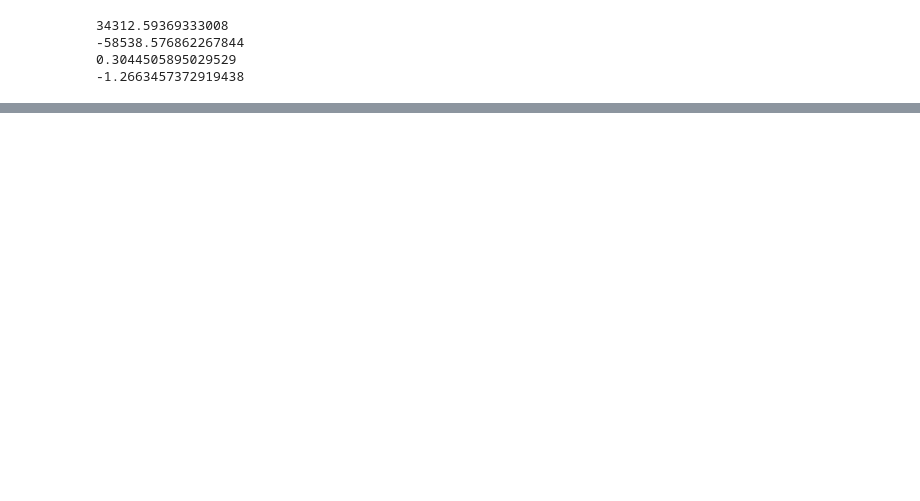
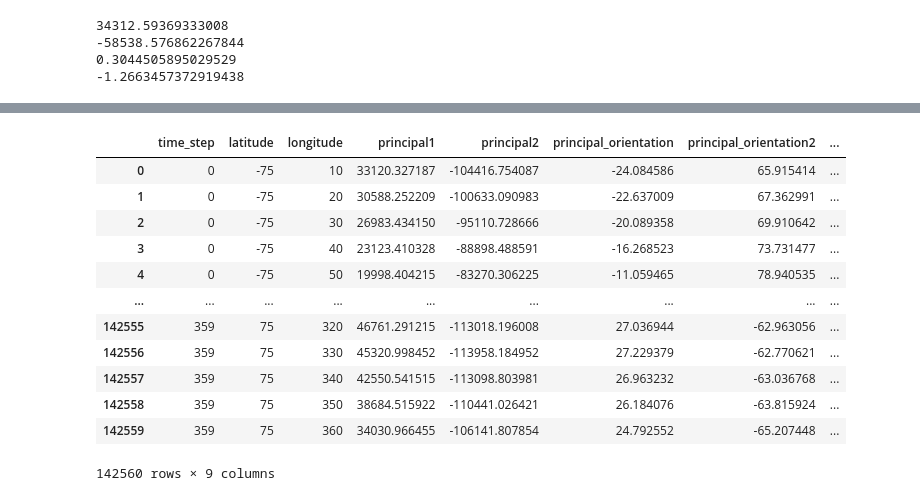
Before and after one commit to ssajous/europa-cycloids, a Jupyter notebook: src/Sample.ipynb, the cells around one changed output, grey strips where cells are left out. Cells and saved outputs as stored; diff of their text form; code cells hidden in the pictures; blank space fills up the shorter version.

Commit message:
WIP: StressTools built as a class, Async isn't working

```diff
--- a/src/Sample.ipynb
+++ b/src/Sample.ipynb
@@ -408 +416,26 @@ df.sort_values(['latitude', 'longitude', 'time_step'])
 142560 rows × 9 columns
+# %%
+from StressTools import StressTools
+import utils
+
+sat = utils.import_structure('Sample')
+# %%
+tools = StressTools(sat)
+
+df = tools.build_stress_field(False)
+# %%
+df
+# %% [output]
+|  | time_step | latitude | longitude | principal1 | principal2 | principal_orientation | principal_orientation2 | ... |
+| 0 | 0 | -75 | 10 | 33120.327187 | -104416.754087 | -24.084586 | 65.915414 | ... |
+| 1 | 0 | -75 | 20 | 30588.252209 | -100633.090983 | -22.637009 | 67.362991 | ... |
+| 2 | 0 | -75 | 30 | 26983.434150 | -95110.728666 | -20.089358 | 69.910642 | ... |
+| 3 | 0 | -75 | 40 | 23123.410328 | -88898.488591 | -16.268523 | 73.731477 | ... |
+| 4 | 0 | -75 | 50 | 19998.404215 | -83270.306225 | -11.059465 | 78.940535 | ... |
+| ... | ... | ... | ... | ... | ... | ... | ... | ... |
+| 142555 | 359 | 75 | 320 | 46761.291215 | -113018.196008 | 27.036944 | -62.963056 | ... |
+| 142556 | 359 | 75 | 330 | 45320.998452 | -113958.184952 | 27.229379 | -62.770621 | ... |
+| 142557 | 359 | 75 | 340 | 42550.541515 | -113098.803981 | 26.963232 | -63.036768 | ... |
+| 142558 | 359 | 75 | 350 | 38684.515922 | -110441.026421 | 26.184076 | -63.815924 | ... |
+| 142559 | 359 | 75 | 360 | 34030.966455 | -106141.807854 | 24.792552 | -65.207448 | ... |
+142560 rows × 9 columns
```
Also changed, not shown: parts of 4 cells of this notebook, 1 other file.
